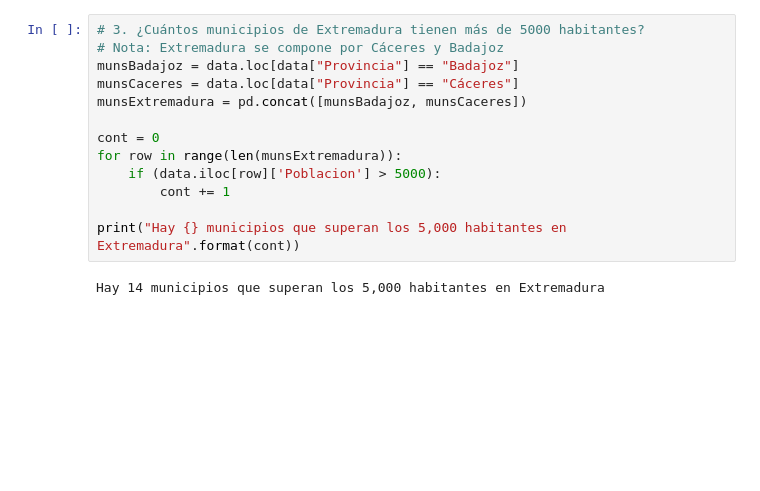
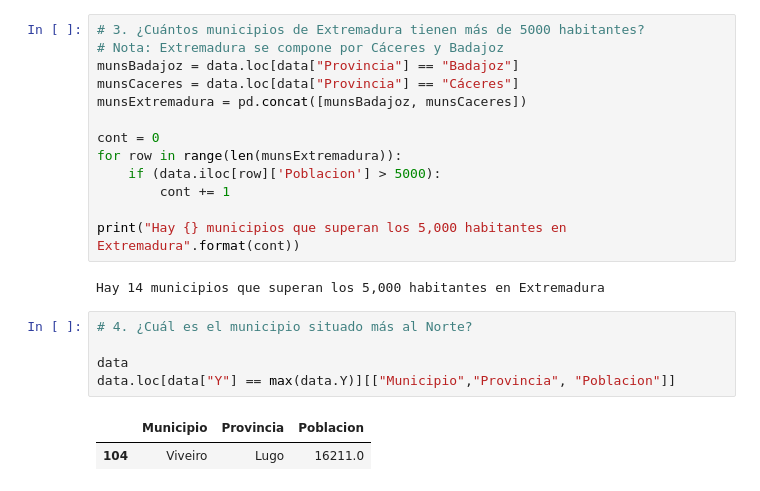
Before and after one commit to jerson8a/jupyter-lab3, a Jupyter notebook: Lab3 - Jerson Ochoa.ipynb, the cells around one changed output. Saved outputs shown, nothing was run; the diff lists cells and outputs as text; blank space fills up the shorter version.

```diff
--- a/Lab3 - Jerson Ochoa.ipynb
+++ b/Lab3 - Jerson Ochoa.ipynb
@@ -162,3 +162,11 @@ for row in range(len(munsExtremadura)):
 print("Hay {} municipios que superan los 5,000 habitantes en Extremadura".format(cont))
 # %% [output]
 Hay 14 municipios que superan los 5,000 habitantes en Extremadura
+# %%
+# 4. ¿Cuál es el municipio situado más al Norte?
+
+data
+data.loc[data["Y"] == max(data.Y)][["Municipio","Provincia", "Poblacion"]]
+# %% [output]
+|  | Municipio | Provincia | Poblacion |
+| 104 | Viveiro | Lugo | 16211.0 |
```
